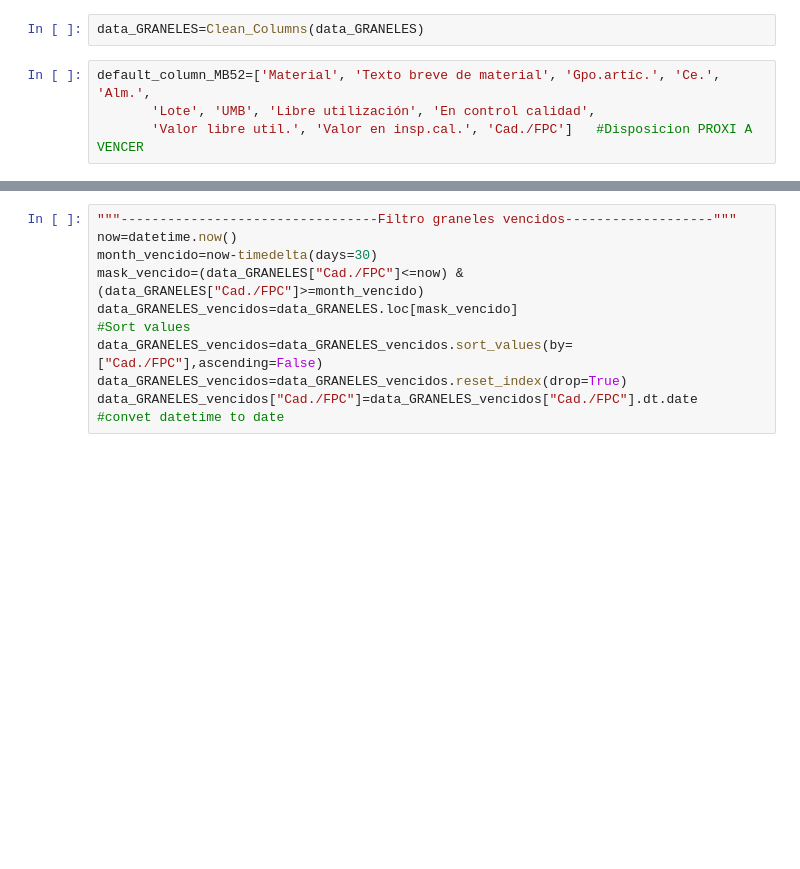
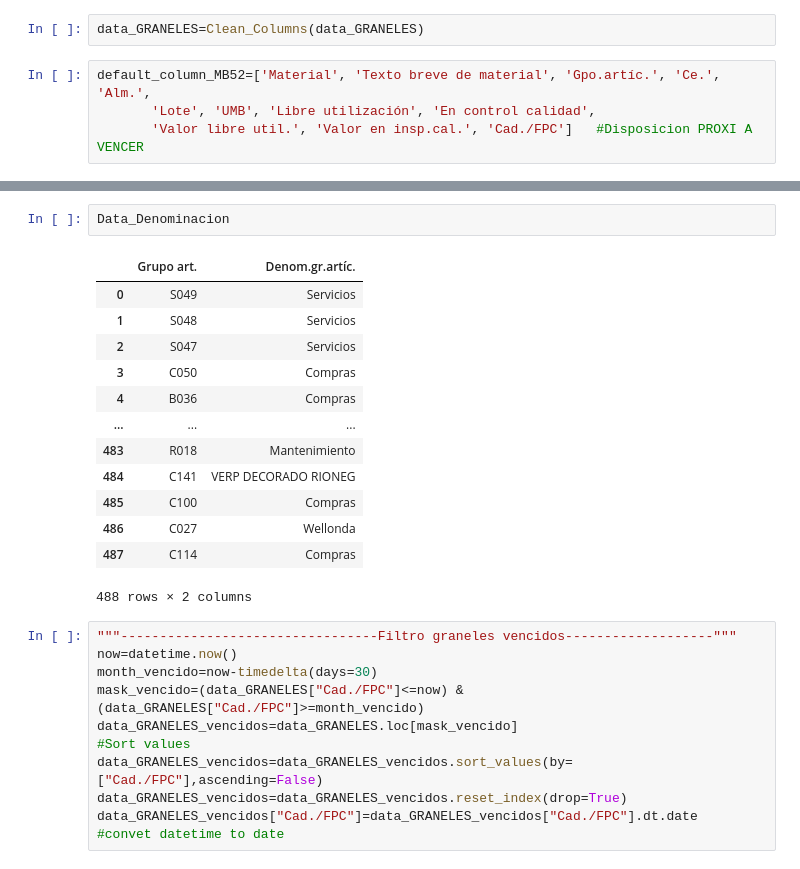
Before and after one commit to DidierMRTZ/Bot_Automa_SAP, a Jupyter notebook: Automatizaciones Prebel/Bot_Vencimiento_GR_MT/Vencimiento_GRAN_MAT.ipynb, the cells around one changed output, grey strips where cells are left out. Drawn from its saved outputs; the diff is of its cells as text; blank space fills up the shorter version.

```diff
--- a/Automatizaciones Prebel/Bot_Vencimiento_GR_MT/Vencimiento_GRAN_MAT.ipynb
+++ b/Automatizaciones Prebel/Bot_Vencimiento_GR_MT/Vencimiento_GRAN_MAT.ipynb
@@ -75,3 +75,19 @@ data_GRANELES=pd.merge(Data_Denominacion,data_GRANELES,how="right",left_on="Grup
+# %%
+Data_Denominacion
+# %% [output]
+|  | Grupo art. | Denom.gr.artíc. |
+| 0 | S049 | Servicios |
+| 1 | S048 | Servicios |
+| 2 | S047 | Servicios |
+| 3 | C050 | Compras |
+| 4 | B036 | Compras |
+| ... | ... | ... |
+| 483 | R018 | Mantenimiento |
+| 484 | C141 | VERP DECORADO RIONEG |
+| 485 | C100 | Compras |
+| 486 | C027 | Wellonda |
+| 487 | C114 | Compras |
+488 rows × 2 columns
 # %%
 """---------------------------------Filtro graneles vencidos-------------------"""
 now=datetime.now()
```
Also changed, not shown: parts of 11 cells of this notebook.
